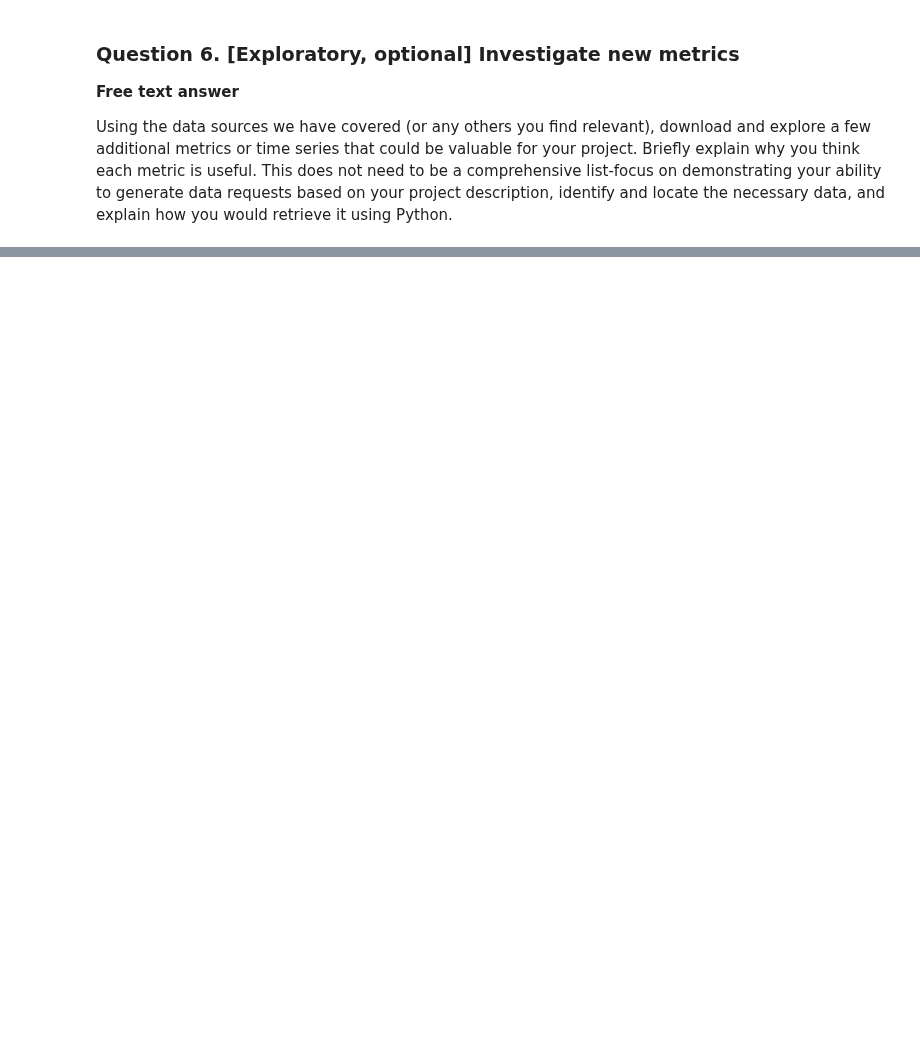
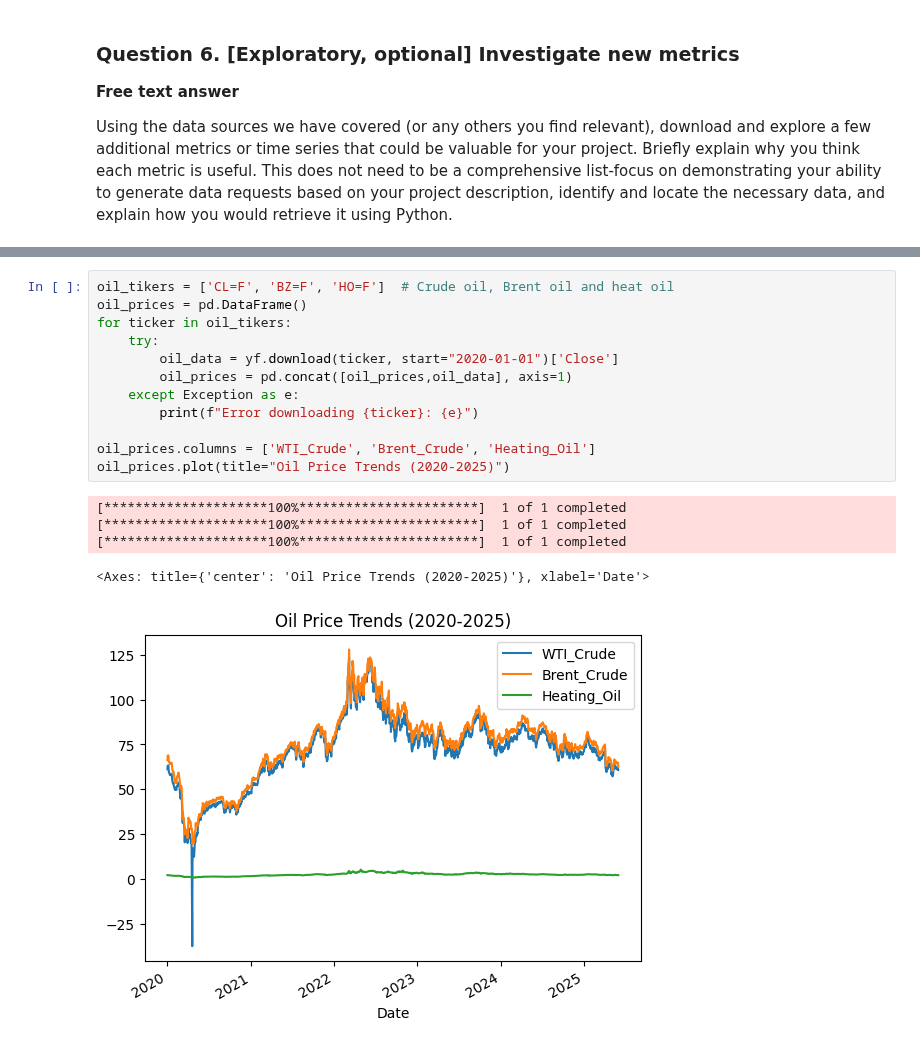
Before and after one commit to jamontanac/stock-market-project, a Jupyter notebook: notebooks/homeworks/h1.ipynb, the cells around one changed output, grey strips where cells are left out. Saved outputs shown, nothing was run; the diff lists cells and outputs as text; blank space fills up the shorter version.

```diff
--- a/notebooks/homeworks/h1.ipynb
+++ b/notebooks/homeworks/h1.ipynb
@@ -334,0 +495,18 @@ Using the data sources we have covered (or any others you find relevant), downlo
+# %%
+oil_tikers = ['CL=F', 'BZ=F', 'HO=F']  # Crude oil, Brent oil and heat oil
+oil_prices = pd.DataFrame()
+for ticker in oil_tikers:
+    try:
+        oil_data = yf.download(ticker, start="2020-01-01")['Close']
+        oil_prices = pd.concat([oil_prices,oil_data], axis=1)
+    except Exception as e:
+        print(f"Error downloading {ticker}: {e}")
+
+oil_prices.columns = ['WTI_Crude', 'Brent_Crude', 'Heating_Oil']
+oil_prices.plot(title="Oil Price Trends (2020-2025)")
+# %% [output]
+[*********************100%***********************]  1 of 1 completed
+[*********************100%***********************]  1 of 1 completed
+[*********************100%***********************]  1 of 1 completed
+<Axes: title={'center': 'Oil Price Trends (2020-2025)'}, xlabel='Date'>
+[figure, added]
```
Also changed, not shown: parts of 18 cells of this notebook.
